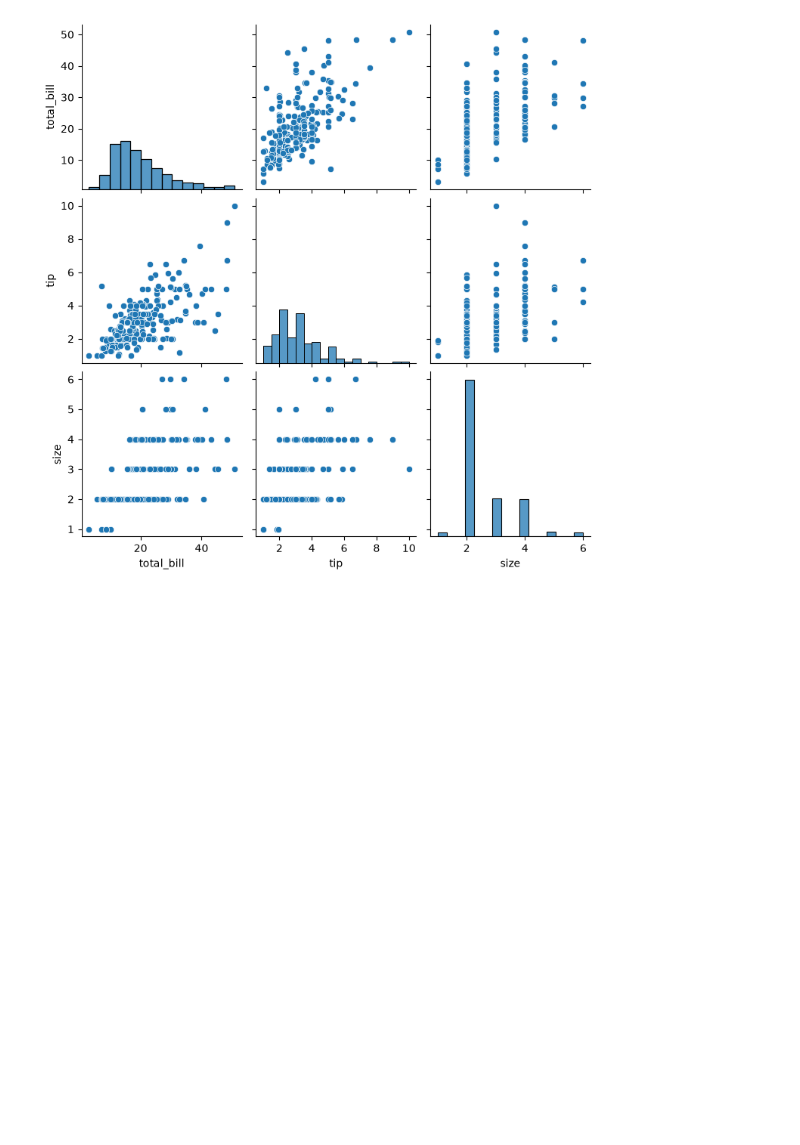
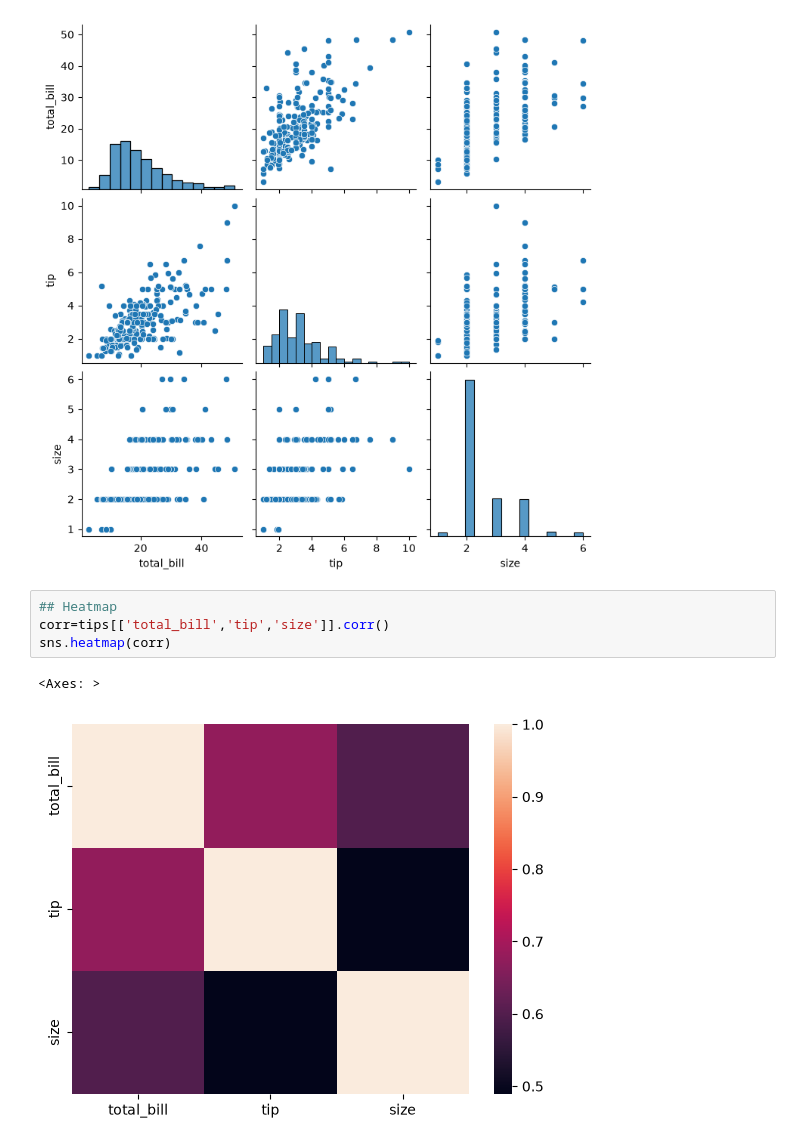
Before and after one commit to vanshvats07/python-practice, a Jupyter notebook: Data analysis/seaborn.ipynb, the cells around one changed output. Drawn from its saved outputs; the diff is of its cells as text; blank space fills up the shorter version.

Commit message:
heatmap

```diff
--- a/Data analysis/seaborn.ipynb
+++ b/Data analysis/seaborn.ipynb
@@ -93,3 +93,10 @@ sns.pairplot(tips)
 # %% [output]
 <seaborn.axisgrid.PairGrid at 0x...>
 [figure]
+# %%
+## Heatmap
+corr=tips[['total_bill','tip','size']].corr()
+sns.heatmap(corr)
+# %% [output]
+<Axes: >
+[figure, added]
```
